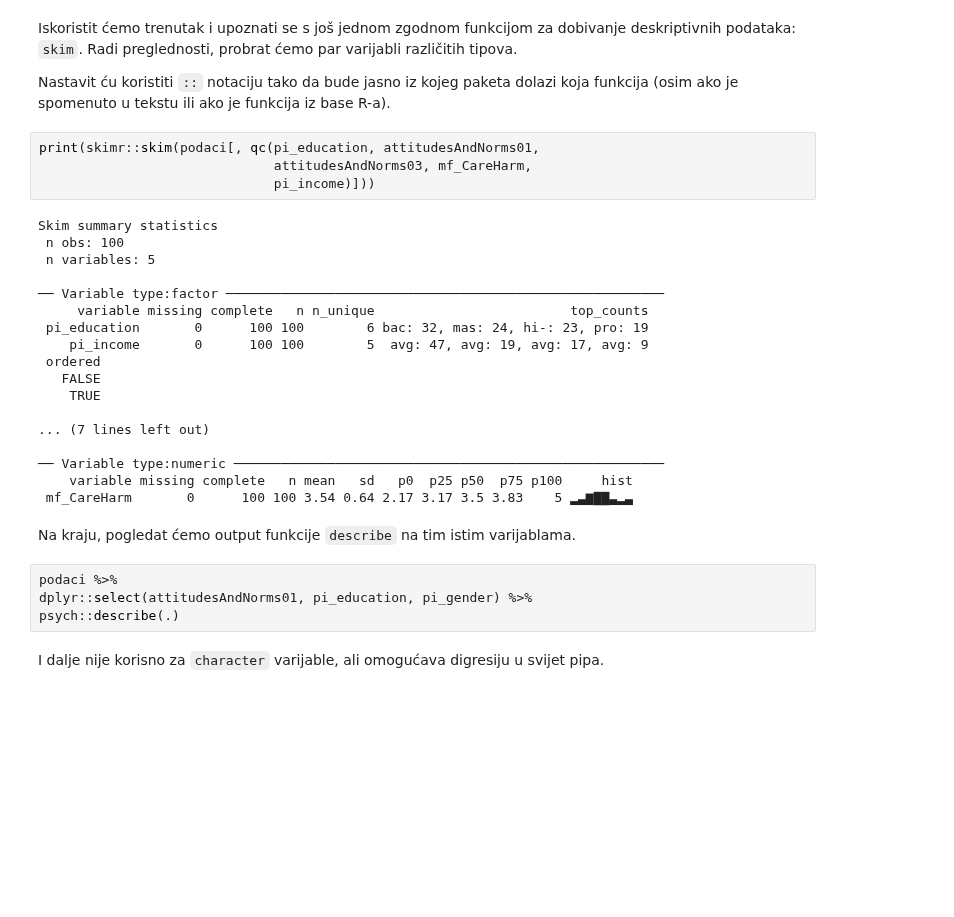
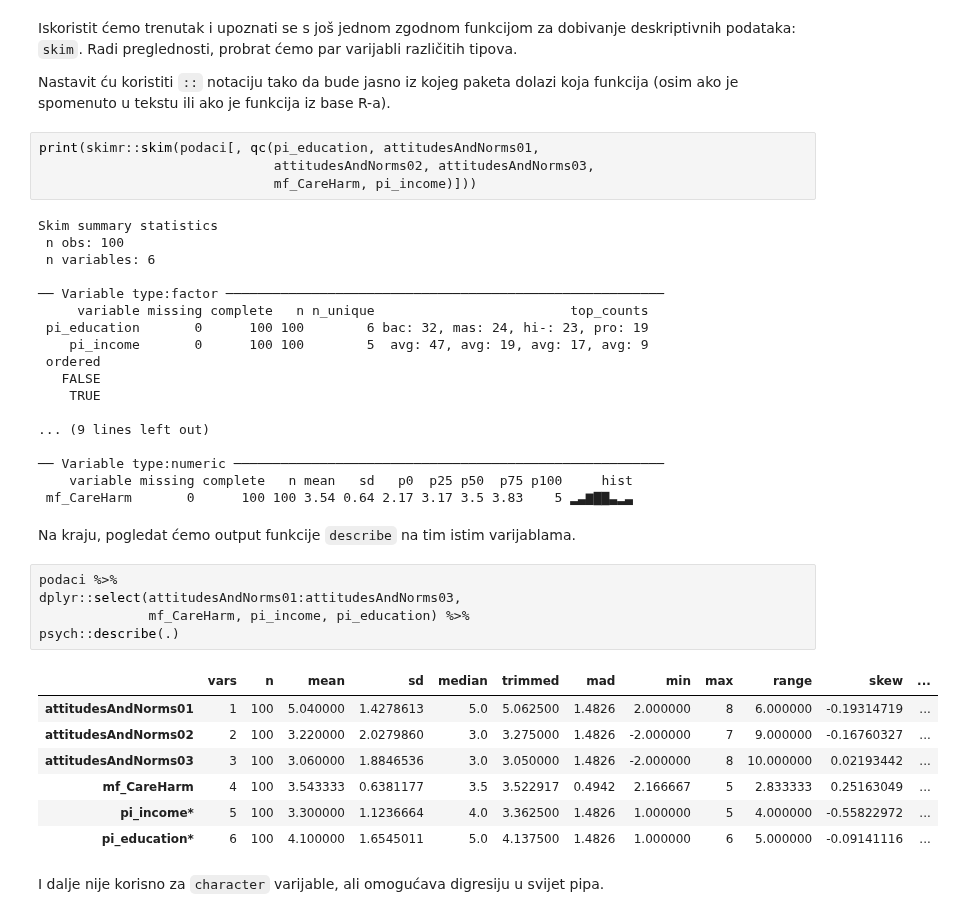
Before and after one commit to vdeni/rdionica, a Jupyter notebook: jupyter-notebook/priprema_podaci_upitnik.ipynb, the cells around one changed output. Drawn from its saved outputs; the diff is of its cells as text; blank space fills up the shorter version.

```diff
--- a/jupyter-notebook/priprema_podaci_upitnik.ipynb
+++ b/jupyter-notebook/priprema_podaci_upitnik.ipynb
@@ -143,12 +151,12 @@ Iskoristit ćemo trenutak i upoznati se s još jednom zgodnom funkcijom za dobiv
 Nastavit ću koristiti `::` notaciju tako da bude jasno iz kojeg paketa dolazi koja funkcija (osim ako je spomenuto u tekstu ili ako je funkcija iz base R-a).
 # %%
 print(skimr::skim(podaci[, qc(pi_education, attitudesAndNorms01,
-                              attitudesAndNorms03, mf_CareHarm,
-                              pi_income)]))
+                              attitudesAndNorms02, attitudesAndNorms03,
+                              mf_CareHarm, pi_income)]))
 # %% [output]
 Skim summary statistics
  n obs: 100
- n variables: 5
+ n variables: 6
 
 ── Variable type:factor ────────────────────────────────────────────────────────
      variable missing complete   n n_unique                         top_counts
@@ -158,7 +166,7 @@ Skim summary statistics
    FALSE
     TRUE
 
-... (7 lines left out)
+... (9 lines left out)
 
 ── Variable type:numeric ───────────────────────────────────────────────────────
     variable missing complete   n mean   sd   p0  p25 p50  p75 p100     hist
@@ -167,8 +175,17 @@ Skim summary statistics
 Na kraju, pogledat ćemo output funkcije `describe` na tim istim varijablama.
 # %%
 podaci %>%
-dplyr::select(attitudesAndNorms01, pi_education, pi_gender) %>%
+dplyr::select(attitudesAndNorms01:attitudesAndNorms03,
+              mf_CareHarm, pi_income, pi_education) %>%
 psych::describe(.)
+# %% [output]
+|  | vars | n | mean | sd | median | trimmed | mad | min | max | range | skew | ... |
+| attitudesAndNorms01 | 1 | 100 | 5.040000 | 1.4278613 | 5.0 | 5.062500 | 1.4826 | 2.000000 | 8 | 6.000000 | -0.19314719 | ... |
+| attitudesAndNorms02 | 2 | 100 | 3.220000 | 2.0279860 | 3.0 | 3.275000 | 1.4826 | -2.000000 | 7 | 9.000000 | -0.16760327 | ... |
+| attitudesAndNorms03 | 3 | 100 | 3.060000 | 1.8846536 | 3.0 | 3.050000 | 1.4826 | -2.000000 | 8 | 10.000000 | 0.02193442 | ... |
+| mf_CareHarm | 4 | 100 | 3.543333 | 0.6381177 | 3.5 | 3.522917 | 0.4942 | 2.166667 | 5 | 2.833333 | 0.25163049 | ... |
+| pi_income* | 5 | 100 | 3.300000 | 1.1236664 | 4.0 | 3.362500 | 1.4826 | 1.000000 | 5 | 4.000000 | -0.55822972 | ... |
+| pi_education* | 6 | 100 | 4.100000 | 1.6545011 | 5.0 | 4.137500 | 1.4826 | 1.000000 | 6 | 5.000000 | -0.09141116 | ... |
 # %% [markdown]
 I dalje nije korisno za `character` varijable, ali omogućava digresiju u svijet pipa.
 # %% [markdown]
```
Also changed, not shown: parts of 5 cells of this notebook.
